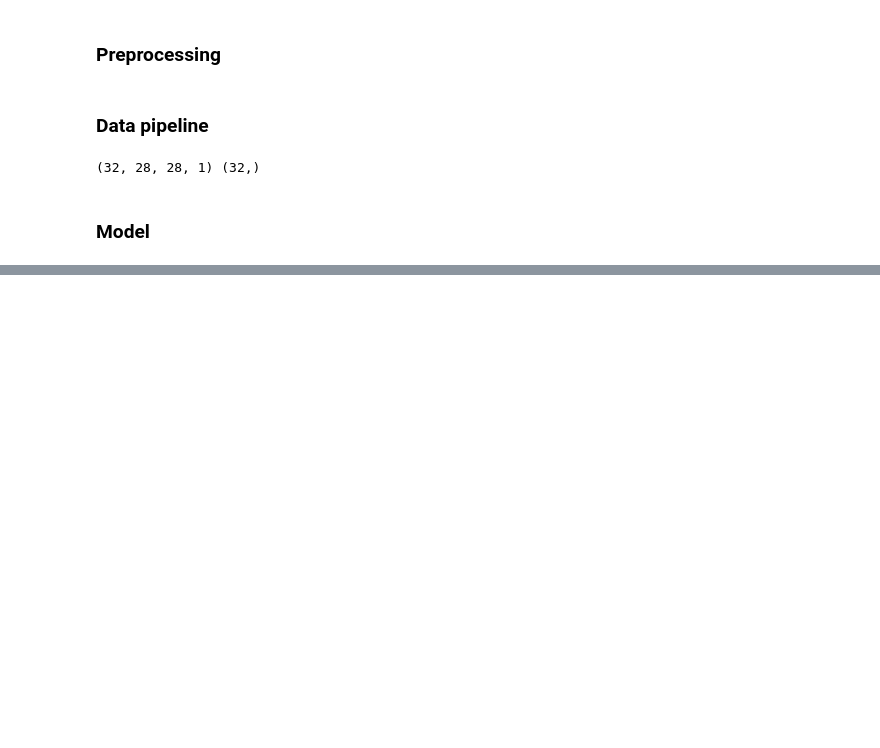
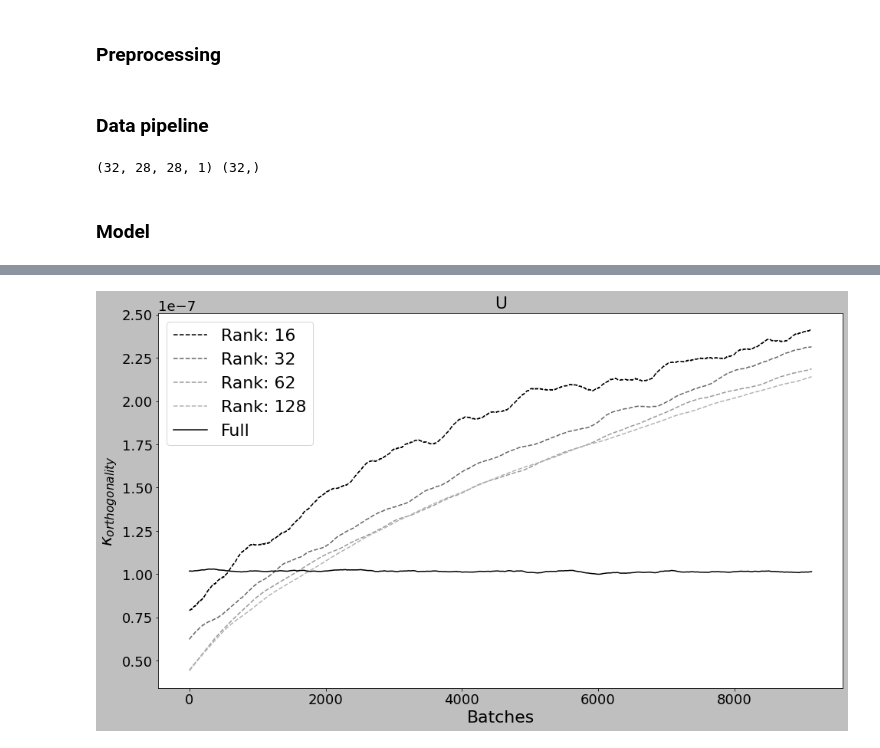
Before and after one commit to predict-idlab/svd-kernels, a Jupyter notebook: notebooks/MNIST.ipynb, the cells around one changed output, grey strips where cells are left out. Cells and saved outputs as stored; diff of their text form; code cells hidden in the pictures; blank space fills up the shorter version.

```diff
--- a/notebooks/MNIST.ipynb
+++ b/notebooks/MNIST.ipynb
@@ -193,0 +319,20 @@ plt.show()
+# %%
+N = 250
+# %%
+plt.figure(figsize=(16, 9))
+for rank, track in trackers_rank.items():
+    ortho = track[1].kappa
+    values = ortho[list(ortho.keys())[0]]['u']
+    plt.plot(np.convolve(values, np.ones(N), mode='valid'), label=f'Rank: {rank}', linestyle='dashed')
+for layer, values in decomposition_tracker.kappa.items():
+    plt.plot(np.convolve(values['u'], np.ones(N), mode='valid'), label=f'Full', color='black')
+    break
+
+plt.title('U')
+plt.xlabel('Batches')
+plt.ylabel('$\kappa_{orthogonality}$')
+plt.legend()
+plt.savefig('figures/MNIST_orthogonality_u.png')
+plt.show()
+# %% [output]
+[figure, added]
```
Also changed, not shown: parts of 37 cells of this notebook, 8 other files.
